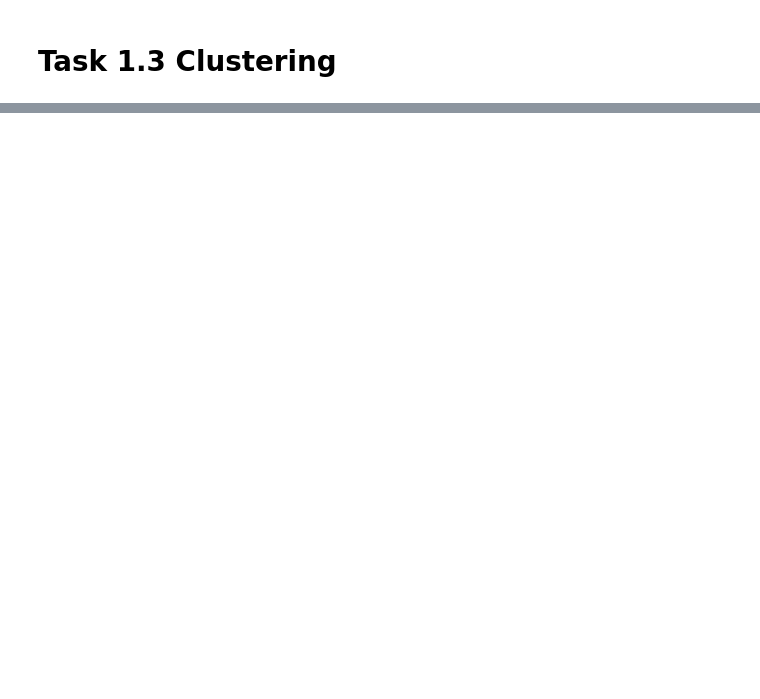
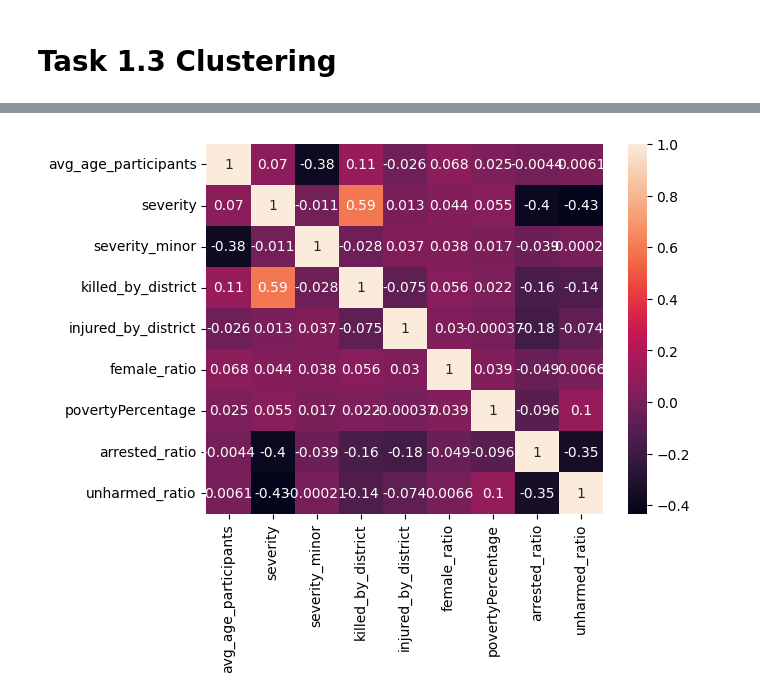
Before and after one commit to irenedovichi/DM-project, a Jupyter notebook: TASK 2/Clustering.ipynb, the cells around one changed output, grey strips where cells are left out. Drawn from its saved outputs; the diff is of its cells as text; code cells hidden in the pictures; blank space fills up the shorter version.

```diff
--- a/TASK 2/Clustering.ipynb
+++ b/TASK 2/Clustering.ipynb
@@ -12,7 +13,7 @@ from sklearn.cluster import KMeans
 # %%
 #TODO: mettere i dataset ottenuti alla fine di Preparation
 # We load the updated datasets
-df_incidents = pd.read_csv('datasets_clean/incidents_clean.csv', sep=',', index_col=0)
-df_poverty = pd.read_csv('datasets_clean/poverty_clean.csv', sep=',', index_col=0)
-df_elections = pd.read_csv('datasets_clean/elections_clean.csv', sep=',', index_col=0)
+df_incidents = pd.read_csv('../dataset_preparation/incidents_prepared.csv', sep=',', index_col=0)
+
+df_incidents.info()
 # %% [output]
@@ -21,0 +37,14 @@ FileNotFoundError: [Errno 2] No such file or directory: 'datasets_clean/incident
+# %%
+cols_to_keep=[	'avg_age_participants',	'severity', 'severity_minor', 'killed_by_district'	,'injured_by_district',	'female_ratio', 'povertyPercentage', 'arrested_ratio', 'unharmed_ratio']
+# %%
+# drop the columns that we don't need
+df_incidents_clustering = df_incidents[cols_to_keep]
+# plot the correlation matrix
+corr = df_incidents_clustering.corr()
+sns.heatmap(corr,
+        xticklabels=corr.columns,
+        yticklabels=corr.columns,
+        annot=True,)
+plt.show()
+# %% [output]
+[figure, added]
```
Also changed, not shown: parts of 14 cells of this notebook, 3 other files.
